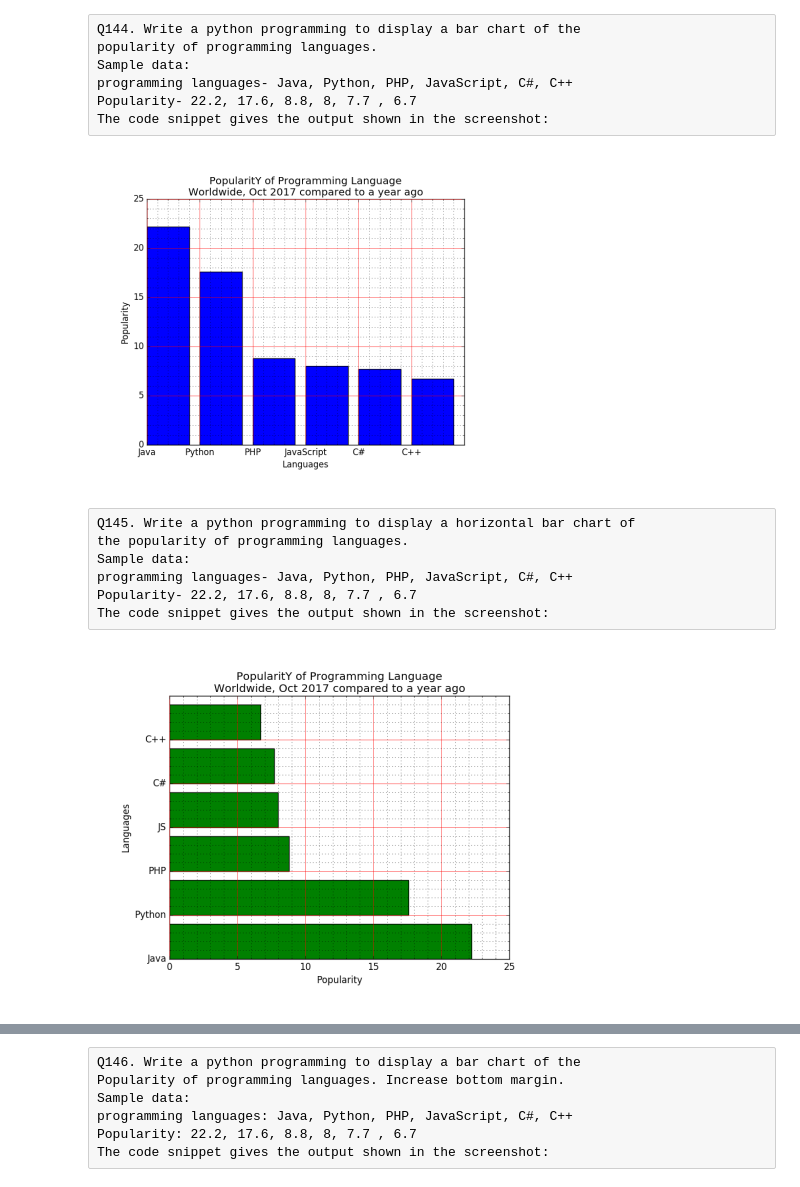
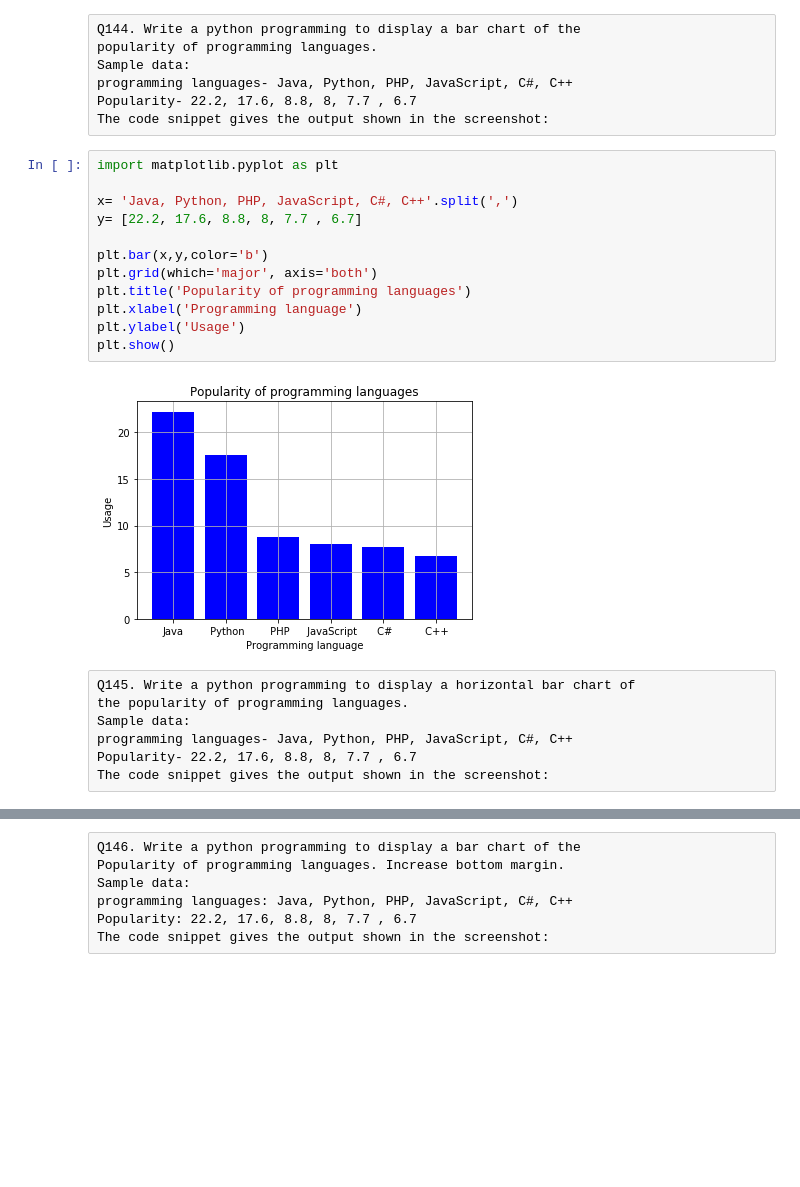
Before and after one commit to MukunthanML/ineuron_ml_assignments, a Jupyter notebook: Python_Subjective_Assignment.ipynb, the cells around one changed output, grey strips where cells are left out. Drawn from its saved outputs; the diff is of its cells as text; blank space fills up the shorter version.

Commit message:
Python_Subjective_Assignment V15

```diff
--- a/Python_Subjective_Assignment.ipynb
+++ b/Python_Subjective_Assignment.ipynb
@@ -3210,8 +3439,20 @@ Sample data:
 programming languages- Java, Python, PHP, JavaScript, C#, C++
 Popularity- 22.2, 17.6, 8.8, 8, 7.7 , 6.7
 The code snippet gives the output shown in the screenshot:
-# %% [markdown]
-![image.png](attachment:image.png)
+# %%
+import matplotlib.pyplot as plt
+
+x= 'Java, Python, PHP, JavaScript, C#, C++'.split(',')
+y= [22.2, 17.6, 8.8, 8, 7.7 , 6.7]
+
+plt.bar(x,y,color='b')
+plt.grid(which='major', axis='both')
+plt.title('Popularity of programming languages')
+plt.xlabel('Programming language')
+plt.ylabel('Usage')
+plt.show()
+# %% [output]
+[figure, added]
 # %% [raw]
 Q145. Write a python programming to display a horizontal bar chart of
 the popularity of programming languages.
@@ -3219,5 +3460,3 @@ Sample data:
 programming languages- Java, Python, PHP, JavaScript, C#, C++
 Popularity- 22.2, 17.6, 8.8, 8, 7.7 , 6.7
 The code snippet gives the output shown in the screenshot:
-# %% [markdown]
-![image.png](attachment:image.png)
```
Also changed, not shown: parts of 39 cells of this notebook.
